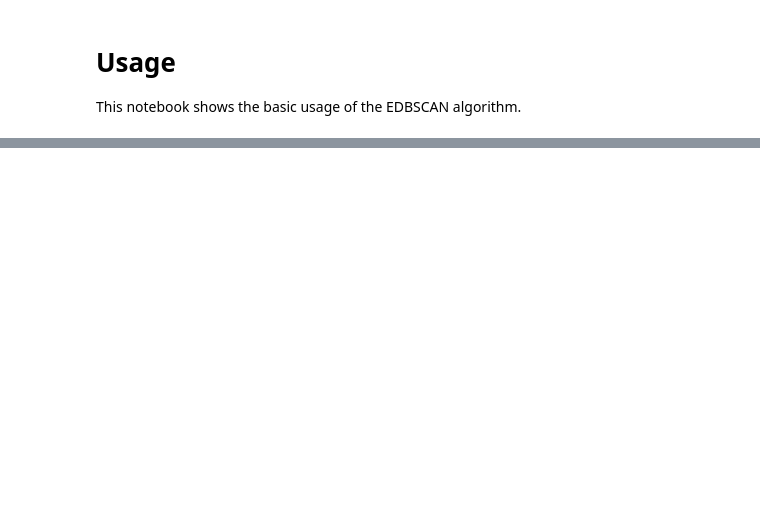
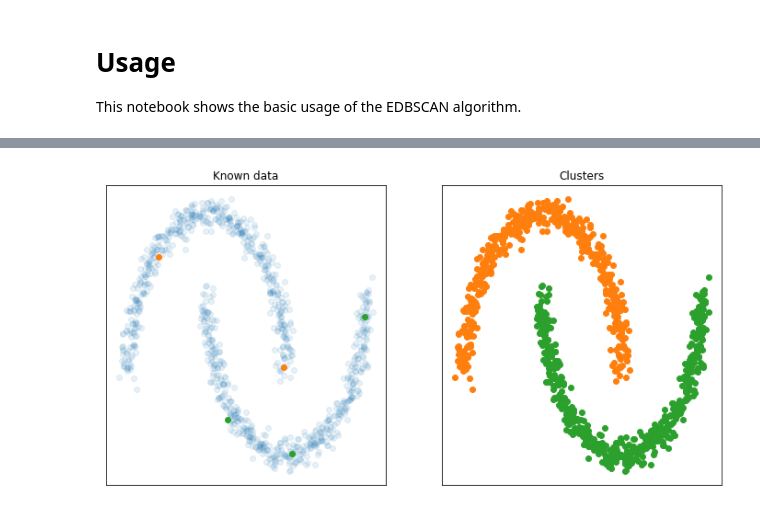
Before and after one commit to RubenPants/EDBSCAN, a Jupyter notebook: examples/usage.ipynb, the cells around one changed output, grey strips where cells are left out. Saved outputs shown, nothing was run; the diff lists cells and outputs as text; code cells hidden in the pictures; blank space fills up the shorter version.

```diff
--- a/examples/usage.ipynb
+++ b/examples/usage.ipynb
@@ -108,0 +177,4 @@ time: 186 ms (started: 2021-11-14 23:31:38 +01:00)
+# %%
+analyse('moons')
+# %% [output]
+[figure, added]
```
Also changed, not shown: parts of 15 cells of this notebook, 24 other files.
